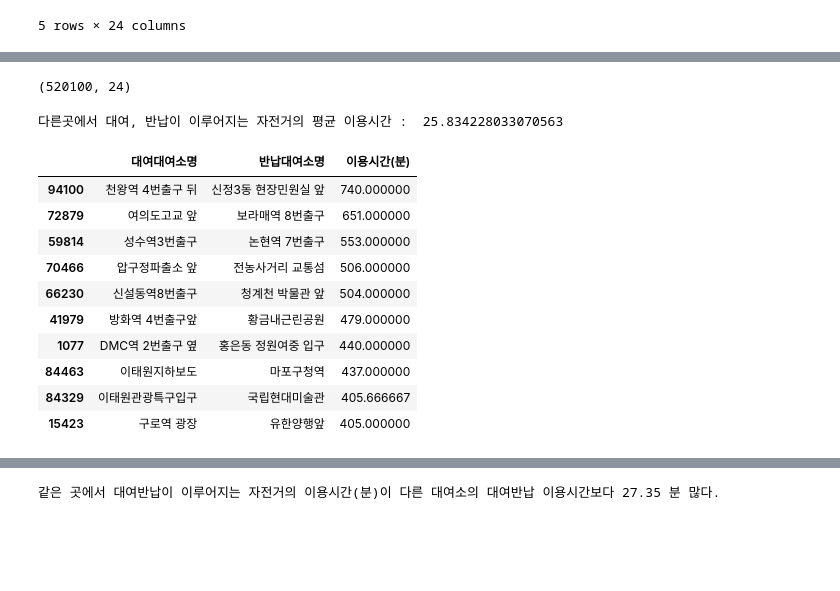
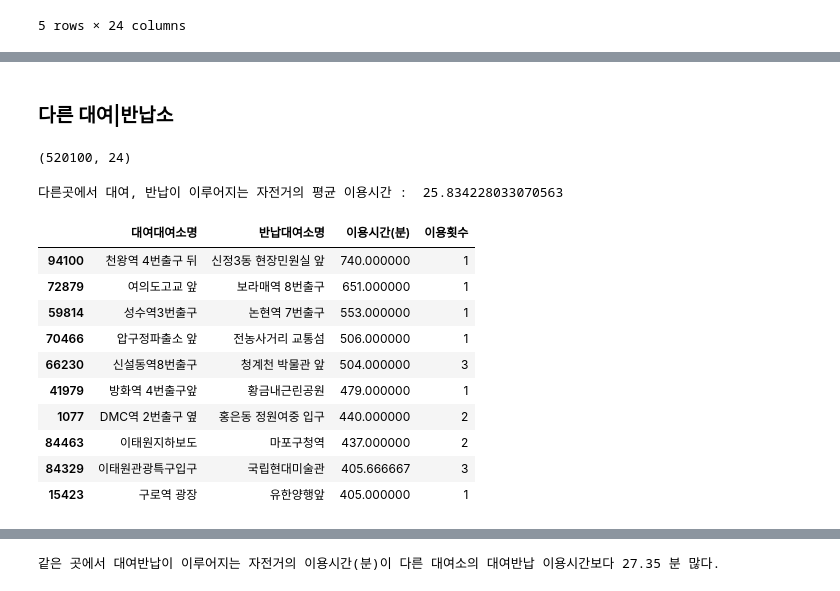
Before and after one commit to corazzon/OpenDataWrangling, a Jupyter notebook: seoul-bike-01.ipynb, the cells around one changed output, grey strips where cells are left out. Drawn from its saved outputs; the diff is of its cells as text; code cells hidden in the pictures; blank space fills up the shorter version.

```diff
--- a/seoul-bike-01.ipynb
+++ b/seoul-bike-01.ipynb
@@ -549,3 +571,5 @@ df_same_loc.groupby(['대여대여소명', '반납대여소명'])['이용시간(
+# %% [markdown]
+### 다른 대여|반납소
 # %%
 df_diff_loc = df.loc[df['같은대여반납소'] == False]
 df_diff_loc.shape
@@ -554,17 +578,21 @@ df_diff_loc.shape
 # %%
 diff_loc_mean_time = df_diff_loc['이용시간(분)'].mean()
 print('다른곳에서 대여, 반납이 이루어지는 자전거의 평균 이용시간 : ', df_diff_loc['이용시간(분)'].mean())
-df_diff_loc.groupby(['대여대여소명', '반납대여소명'])['이용시간(분)'].mean().reset_index().sort_values(by='이용시간(분)', ascending=False).head(10)
+df_diff_mean = df_diff_loc.groupby(['대여대여소명', '반납대여소명'])['이용시간(분)'].mean().reset_index()
+df_diff_count = df_diff_loc.groupby(['대여대여소명', '반납대여소명']).size().reset_index()
+df_diff_count.columns = ['대여대여소명', '반납대여소명', '이용횟수']
+df_diff_loc2 = df_diff_mean.merge(df_diff_count, left_on=['대여대여소명', '반납대여소명'], right_on=['대여대여소명', '반납대여소명'])
+df_diff_loc2.sort_values(by='이용시간(분)', ascending=False).head(10)
 # %% [output]
 다른곳에서 대여, 반납이 이루어지는 자전거의 평균 이용시간 :  25.834228033070563
-|  | 대여대여소명 | 반납대여소명 | 이용시간(분) |
-| 94100 | 천왕역 4번출구 뒤 | 신정3동 현장민원실 앞 | 740.000000 |
-| 72879 | 여의도고교 앞 | 보라매역 8번출구 | 651.000000 |
-| 59814 | 성수역3번출구 | 논현역 7번출구 | 553.000000 |
-| 70466 | 압구정파출소 앞 | 전농사거리 교통섬 | 506.000000 |
-| 66230 | 신설동역8번출구 | 청계천 박물관 앞 | 504.000000 |
-| 41979 | 방화역 4번출구앞 | 황금내근린공원 | 479.000000 |
-| 1077 | DMC역 2번출구 옆 | 홍은동 정원여중 입구 | 440.000000 |
-| 84463 | 이태원지하보도 | 마포구청역 | 437.000000 |
-| 84329 | 이태원관광특구입구 | 국립현대미술관 | 405.666667 |
-| 15423 | 구로역 광장 | 유한양행앞 | 405.000000 |
+|  | 대여대여소명 | 반납대여소명 | 이용시간(분) | 이용횟수 |
+| 94100 | 천왕역 4번출구 뒤 | 신정3동 현장민원실 앞 | 740.000000 | 1 |
+| 72879 | 여의도고교 앞 | 보라매역 8번출구 | 651.000000 | 1 |
+| 59814 | 성수역3번출구 | 논현역 7번출구 | 553.000000 | 1 |
+| 70466 | 압구정파출소 앞 | 전농사거리 교통섬 | 506.000000 | 1 |
+| 66230 | 신설동역8번출구 | 청계천 박물관 앞 | 504.000000 | 3 |
+| 41979 | 방화역 4번출구앞 | 황금내근린공원 | 479.000000 | 1 |
+| 1077 | DMC역 2번출구 옆 | 홍은동 정원여중 입구 | 440.000000 | 2 |
+| 84463 | 이태원지하보도 | 마포구청역 | 437.000000 | 2 |
+| 84329 | 이태원관광특구입구 | 국립현대미술관 | 405.666667 | 3 |
+| 15423 | 구로역 광장 | 유한양행앞 | 405.000000 | 1 |
```
Also changed, not shown: parts of 11 cells of this notebook.
